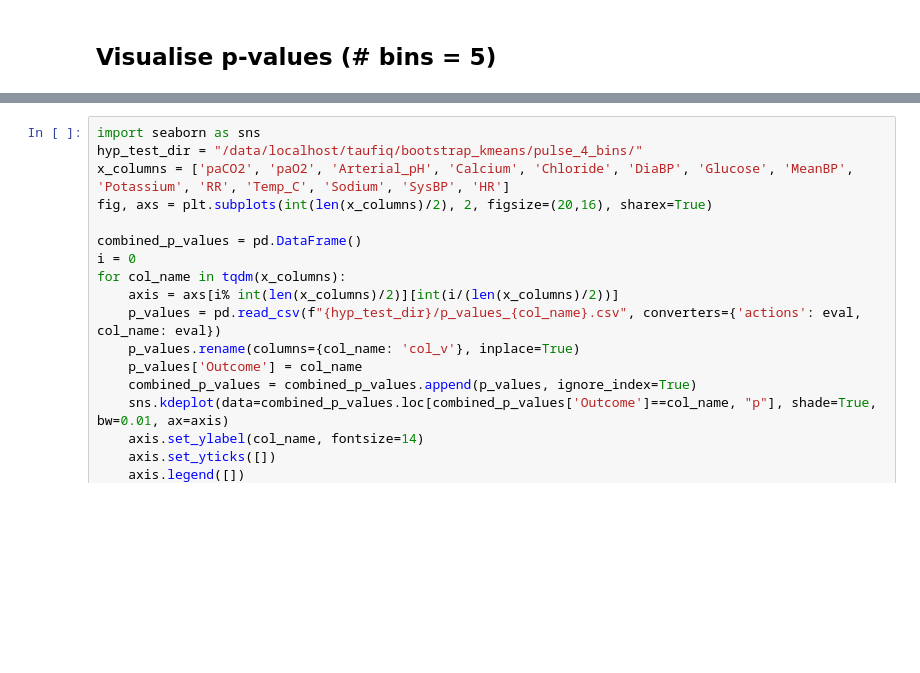
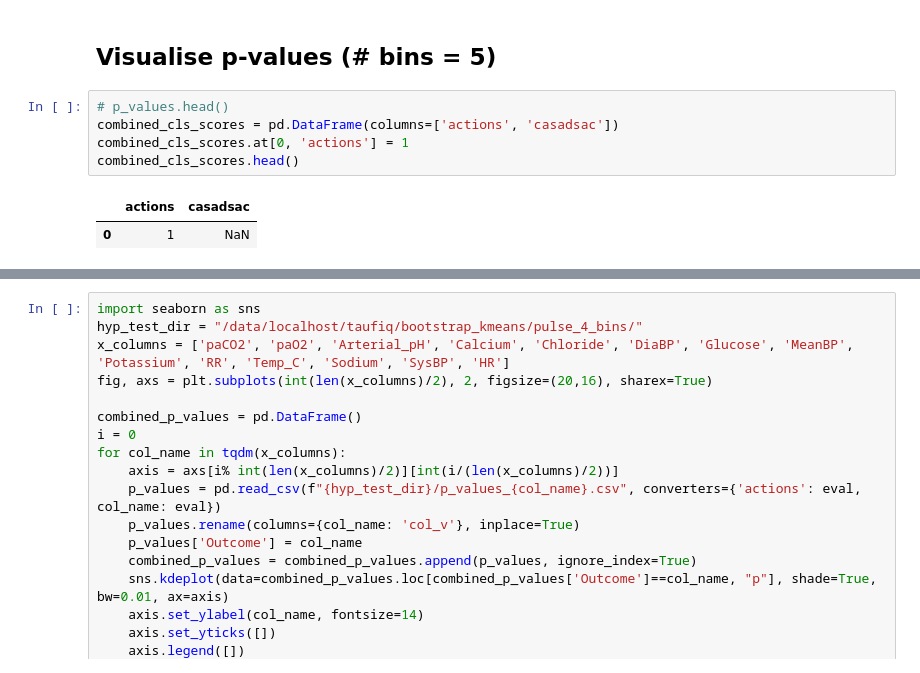
Before and after one commit to faaizT/CausalTwinAssessment, a Jupyter notebook: Hypothesis testing analysis (updated).ipynb, the cells around one changed output, grey strips where cells are left out. Saved outputs shown, nothing was run; the diff lists cells and outputs as text; blank space fills up the shorter version.

```diff
--- a/Hypothesis testing analysis (updated).ipynb
+++ b/Hypothesis testing analysis (updated).ipynb
@@ -443,3 +441,11 @@ sns.catplot(x='p',y='Outcome', data=combined_p_values, ax=axs, kind="boxen")
 [figure]
 # %% [markdown]
 ## Visualise p-values (# bins = 5)
+# %%
+# p_values.head()
+combined_cls_scores = pd.DataFrame(columns=['actions', 'casadsac'])
+combined_cls_scores.at[0, 'actions'] = 1
+combined_cls_scores.head()
+# %% [output]
+|  | actions | casadsac |
+| 0 | 1 | NaN |
```
Also changed, not shown: parts of 6 cells of this notebook.
